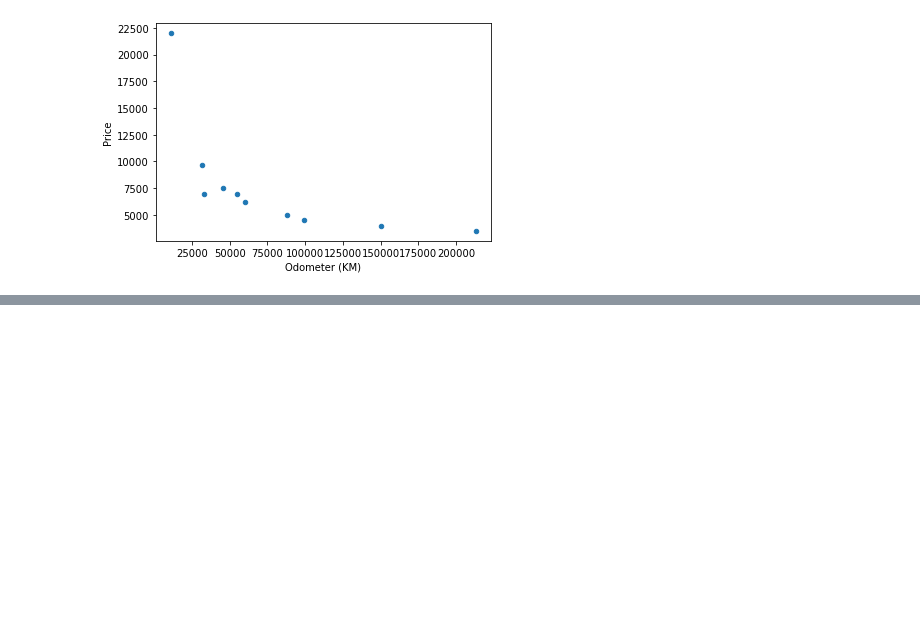
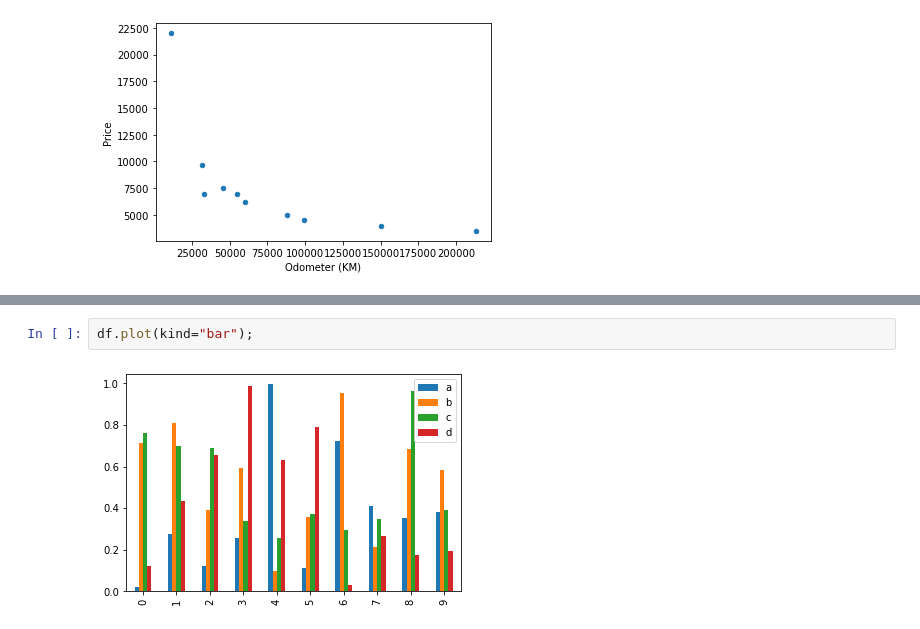
Before and after one commit to wloszynski/Zero-To-Mastery-Machine-Learning, a Jupyter notebook: sample_project/introduction-to-matplotlib.ipynb, the cells around one changed output, grey strips where cells are left out. Cells and saved outputs as stored; diff of their text form; blank space fills up the shorter version.

```diff
--- a/sample_project/introduction-to-matplotlib.ipynb
+++ b/sample_project/introduction-to-matplotlib.ipynb
@@ -259,0 +318,4 @@ car_sales.plot(x="Odometer (KM)", y="Price", kind="scatter")
+# %%
+df.plot(kind="bar");
+# %% [output]
+[figure, added]
```
Also changed, not shown: parts of 45 cells of this notebook, 11 other files.
